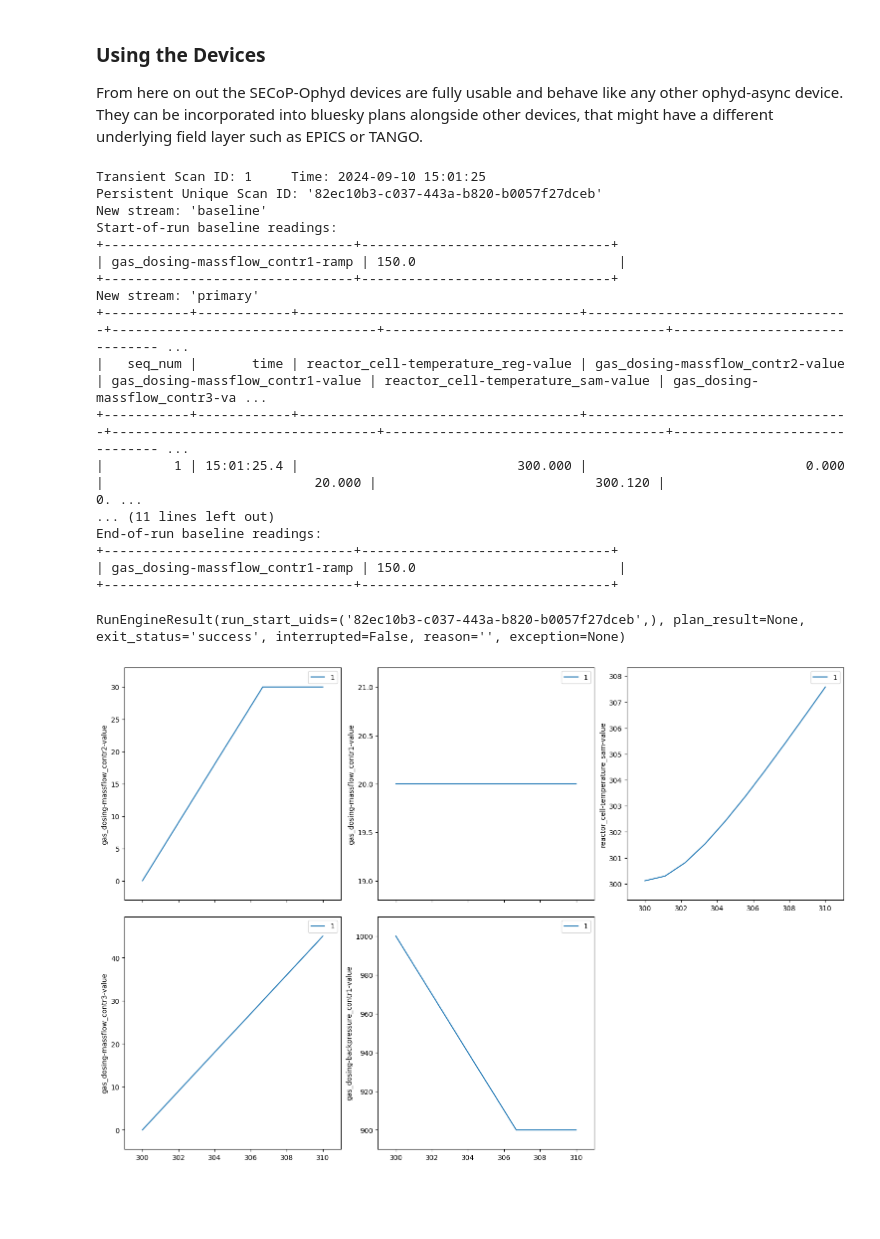
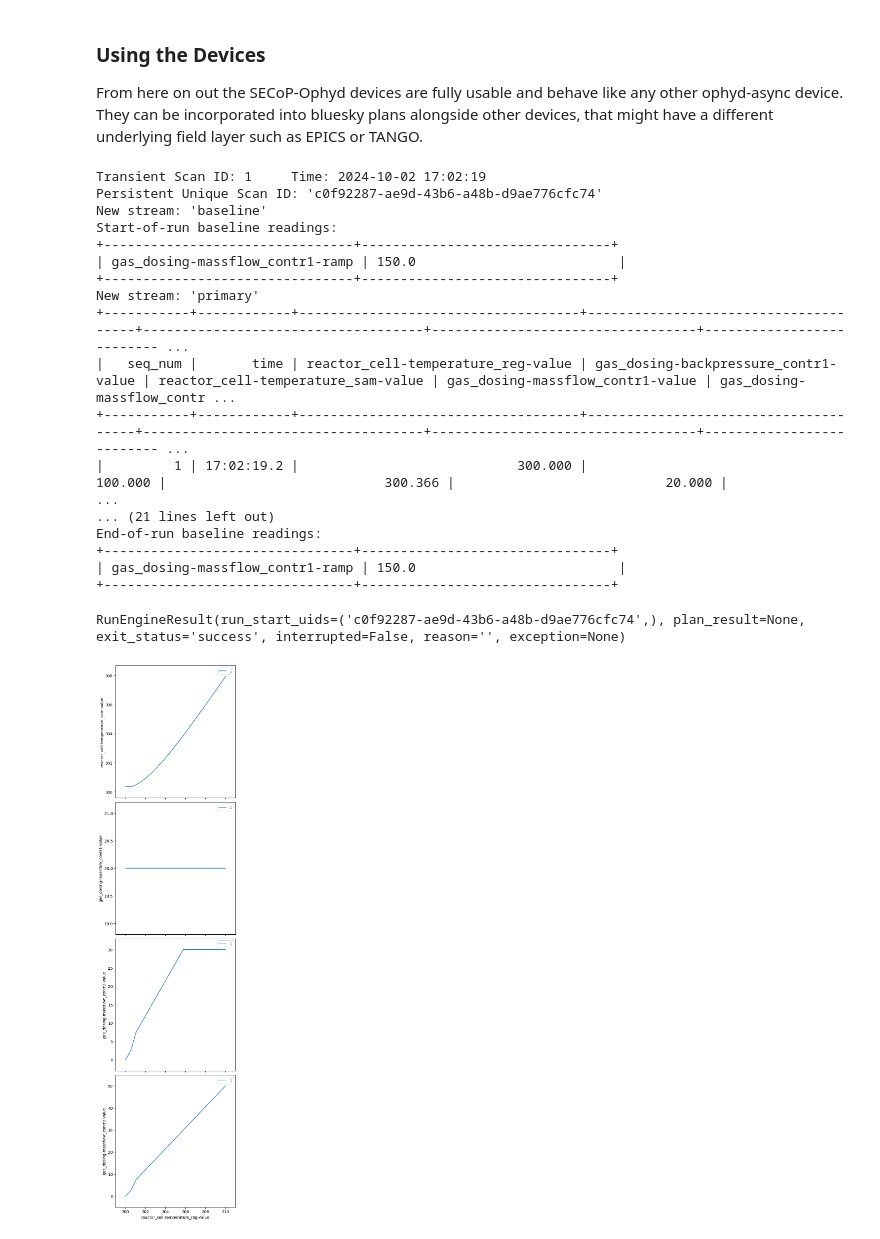
Before and after one commit to Bilchreis/secop-nexus-demonstrator, a Jupyter notebook: Nexus_Demonstrator.ipynb, the cells around one changed output. Drawn from its saved outputs; the diff is of its cells as text; code cells hidden in the pictures; blank space fills up the shorter version.

```diff
--- a/Nexus_Demonstrator.ipynb
+++ b/Nexus_Demonstrator.ipynb
@@ -90,7 +90,7 @@ From here on out the SECoP-Ophyd devices are fully usable and behave like any ot
 
 
 def test_plan():
-    yield from bps.abs_set(gas_dosing.backpressure_contr1,1000,wait=False,group='start')
+    yield from bps.abs_set(gas_dosing.backpressure_contr1,100,wait=False,group='start')
     yield from bps.abs_set(reactor_cell.temperature_reg,300,wait=False,group='start')
     yield from bps.abs_set(gas_dosing.massflow_contr1,20,wait=False,group='start')
     yield from bps.abs_set(gas_dosing.massflow_contr2,0,wait=False,group='start')
@@ -98,42 +98,42 @@ def test_plan():
 
     yield from bps.wait(group='start')
 
 
 
 
-    yield from bps.abs_set(gas_dosing.backpressure_contr1,900,wait=False)
-    yield from bps.abs_set(gas_dosing.massflow_contr1,20,wait=False)
+    yield from bps.abs_set(gas_dosing.backpressure_contr1,100,wait=False)
+    yield from bps.abs_set(gas_dosing.massflow_contr1,40,wait=False)
     yield from bps.abs_set(gas_dosing.massflow_contr2,30,wait=False)
     yield from bps.abs_set(gas_dosing.massflow_contr3,50,wait=False)
 
     yield from scan([
             reactor_cell.temperature_sam,
             gas_dosing.backpressure_contr1,
             gas_dosing.massflow_contr1,
             gas_dosing.massflow_contr2,
             gas_dosing.massflow_contr3
         ],
-        reactor_cell.temperature_reg,300,310,10)
+        reactor_cell.temperature_reg,300,310,gas_dosing.backpressure_contr1,100,200,20)
 
 
 RE(test_plan())
 # %% [output]
-Transient Scan ID: 1     Time: 2024-09-10 15:01:25
-Persistent Unique Scan ID: '82ec10b3-c037-443a-b820-b0057f27dceb'
+Transient Scan ID: 1     Time: 2024-10-02 17:02:19
+Persistent Unique Scan ID: 'c0f92287-ae9d-43b6-a48b-d9ae776cfc74'
 New stream: 'baseline'
 Start-of-run baseline readings:
 +--------------------------------+--------------------------------+
 | gas_dosing-massflow_contr1-ramp | 150.0                          |
 +--------------------------------+--------------------------------+
 New stream: 'primary'
-+-----------+------------+------------------------------------+----------------------------------+----------------------------------+------------------------------------+------------------------------ ...
-|   seq_num |       time | reactor_cell-temperature_reg-value | gas_dosing-massflow_contr2-value | gas_dosing-massflow_contr1-value | reactor_cell-temperature_sam-value | gas_dosing-massflow_contr3-va ...
-+-----------+------------+------------------------------------+----------------------------------+----------------------------------+------------------------------------+------------------------------ ...
-|         1 | 15:01:25.4 |                            300.000 |                            0.000 |                           20.000 |                            300.120 |                            0. ...
-... (11 lines left out)
++-----------+------------+------------------------------------+--------------------------------------+------------------------------------+----------------------------------+-------------------------- ...
+|   seq_num |       time | reactor_cell-temperature_reg-value | gas_dosing-backpressure_contr1-value | reactor_cell-temperature_sam-value | gas_dosing-massflow_contr1-value | gas_dosing-massflow_contr ...
++-----------+------------+------------------------------------+--------------------------------------+------------------------------------+----------------------------------+-------------------------- ...
+|         1 | 17:02:19.2 |                            300.000 |                              100.000 |                            300.366 |                           20.000 |                           ...
+... (21 lines left out)
 End-of-run baseline readings:
 +--------------------------------+--------------------------------+
 | gas_dosing-massflow_contr1-ramp | 150.0                          |
 +--------------------------------+--------------------------------+
-RunEngineResult(run_start_uids=('82ec10b3-c037-443a-b820-b0057f27dceb',), plan_result=None, exit_status='success', interrupted=False, reason='', exception=None)
+RunEngineResult(run_start_uids=('c0f92287-ae9d-43b6-a48b-d9ae776cfc74',), plan_result=None, exit_status='success', interrupted=False, reason='', exception=None)
-[figure, old version]
+[figure, new version]
```
Also changed, not shown: 5 other files.
